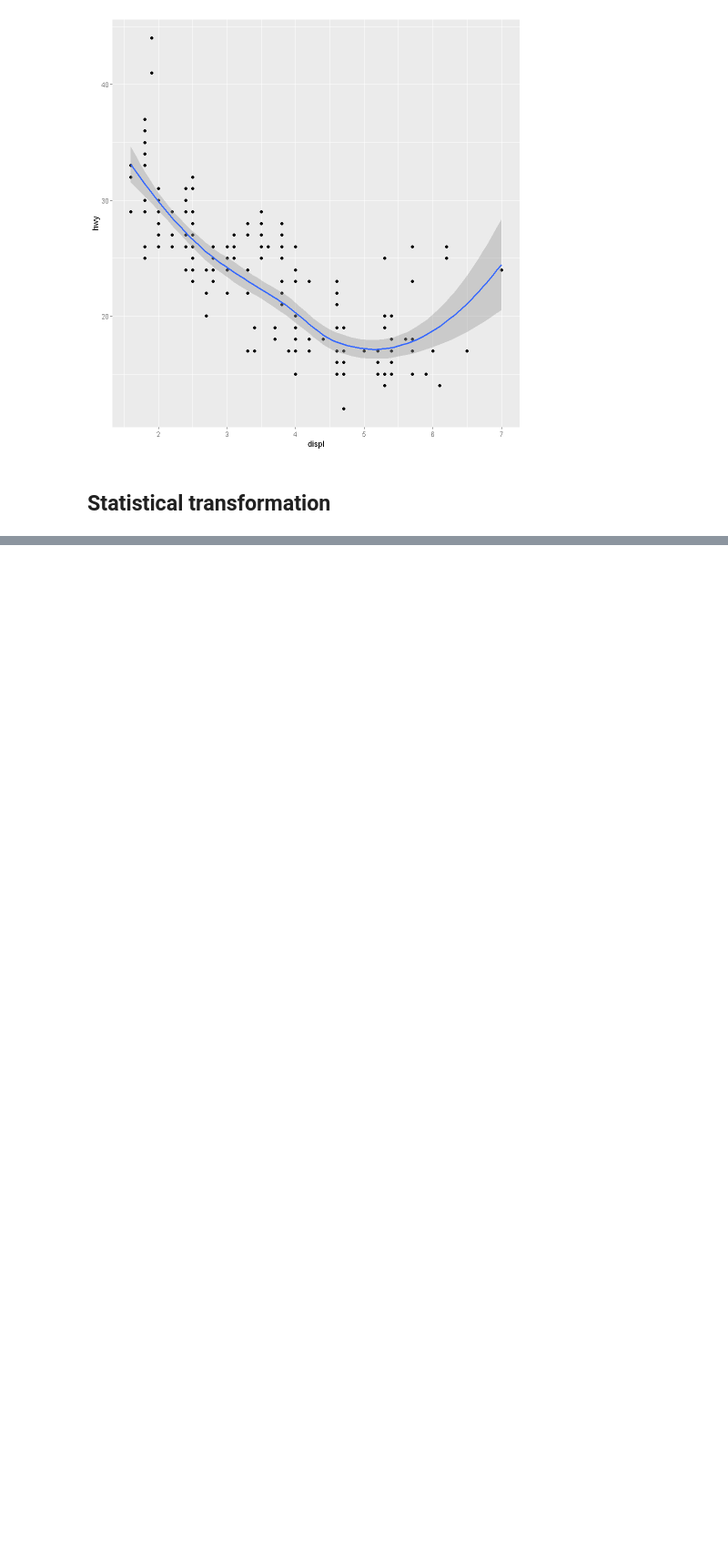
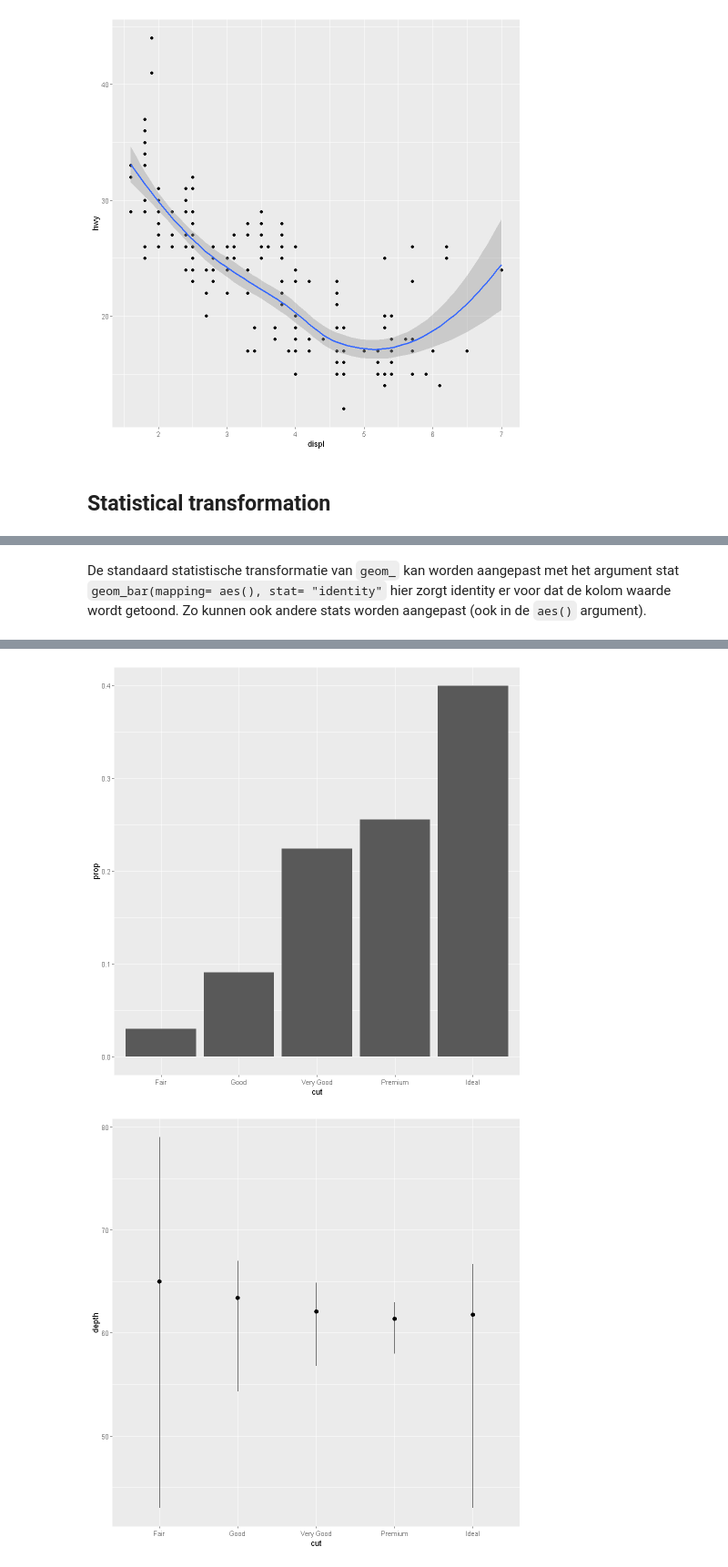
Before and after one commit to MaelvanDijk/DMAE, a Jupyter notebook: Practice/R for Data Science ch01.ipynb, the cells around one changed output, grey strips where cells are left out. Shown at 91% size. Cells and saved outputs as stored; diff of their text form; code cells hidden in the pictures; blank space fills up the shorter version.

```diff
--- a/Practice/R for Data Science ch01.ipynb
+++ b/Practice/R for Data Science ch01.ipynb
@@ -334,0 +371,18 @@ mpg %>%
+# %% [markdown]
+De standaard statistische transformatie van `geom_` kan worden aangepast met het argument stat `geom_bar(mapping= aes(), stat= "identity"` hier zorgt identity er voor dat de kolom waarde wordt getoond. Zo kunnen ook andere stats worden aangepast (ook in de `aes()` argument).
+# %%
+# laat bars als proportie van het geheel zien
+diamonds %>%
+    ggplot() +
+    geom_bar(mapping= aes(x= cut, y= ..prop.., group= 1))
+
+# ook kan specifieke statistieken worden aangeroepen
+diamonds %>%
+    ggplot() +
+    stat_summary( # stats voor geom_pointrange
+        mapping = aes(x = cut, y = depth),
+        fun.ymax = max, # stelt max van het bereik in
+        fun.ymin = min, # stelt min van het bereik in
+        fun.y = median # stelt median van het bereik in
+    )
+# %% [output]
@@ -334,0 +395,2 @@ mpg %>%
+[figure, added]
+[figure, added]
```
Also changed, not shown: parts of 17 cells of this notebook, 2 other files.
